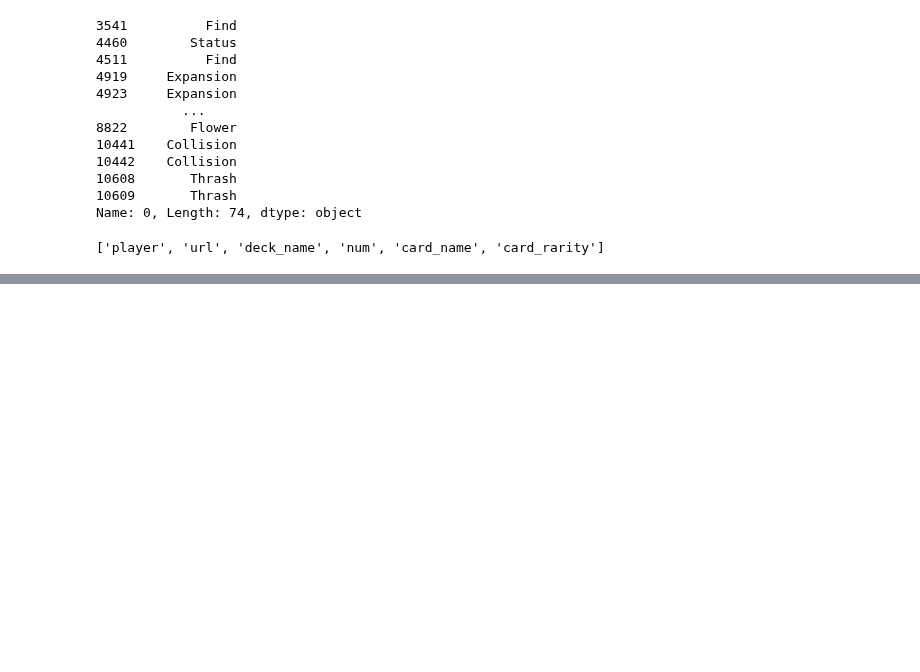
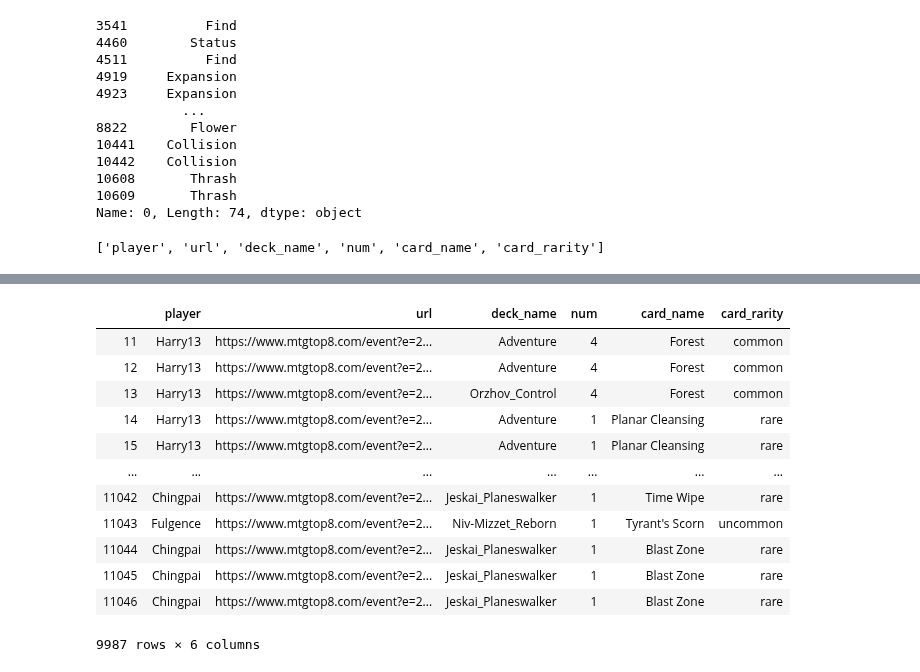
Before and after one commit to jcorum11/MTGA_rarity_analysis, a Jupyter notebook: wrangle_notebooks/mtg_wrangle_act.ipynb, the cells around one changed output, grey strips where cells are left out. Cells and saved outputs as stored; diff of their text form; code cells hidden in the pictures; blank space fills up the shorter version.

```diff
--- a/wrangle_notebooks/mtg_wrangle_act.ipynb
+++ b/wrangle_notebooks/mtg_wrangle_act.ipynb
@@ -478,0 +600,16 @@ decks_clean.to_csv('~/Documents/MTGA_rarity_analysis/data/decks_clean.csv', inde
+# %%
+decks_clean[decks_clean.player.duplicated()]
+# %% [output]
+|  | player | url | deck_name | num | card_name | card_rarity |
+| 11 | Harry13 | https://www.mtgtop8.com/event?e=2... | Adventure | 4 | Forest | common |
+| 12 | Harry13 | https://www.mtgtop8.com/event?e=2... | Adventure | 4 | Forest | common |
+| 13 | Harry13 | https://www.mtgtop8.com/event?e=2... | Orzhov_Control | 4 | Forest | common |
+| 14 | Harry13 | https://www.mtgtop8.com/event?e=2... | Adventure | 1 | Planar Cleansing | rare |
+| 15 | Harry13 | https://www.mtgtop8.com/event?e=2... | Adventure | 1 | Planar Cleansing | rare |
+| ... | ... | ... | ... | ... | ... | ... |
+| 11042 | Chingpai | https://www.mtgtop8.com/event?e=2... | Jeskai_Planeswalker | 1 | Time Wipe | rare |
+| 11043 | Fulgence | https://www.mtgtop8.com/event?e=2... | Niv-Mizzet_Reborn | 1 | Tyrant's Scorn | uncommon |
+| 11044 | Chingpai | https://www.mtgtop8.com/event?e=2... | Jeskai_Planeswalker | 1 | Blast Zone | rare |
+| 11045 | Chingpai | https://www.mtgtop8.com/event?e=2... | Jeskai_Planeswalker | 1 | Blast Zone | rare |
+| 11046 | Chingpai | https://www.mtgtop8.com/event?e=2... | Jeskai_Planeswalker | 1 | Blast Zone | rare |
+9987 rows × 6 columns
```
Also changed, not shown: parts of 20 cells of this notebook, 2 other files.
